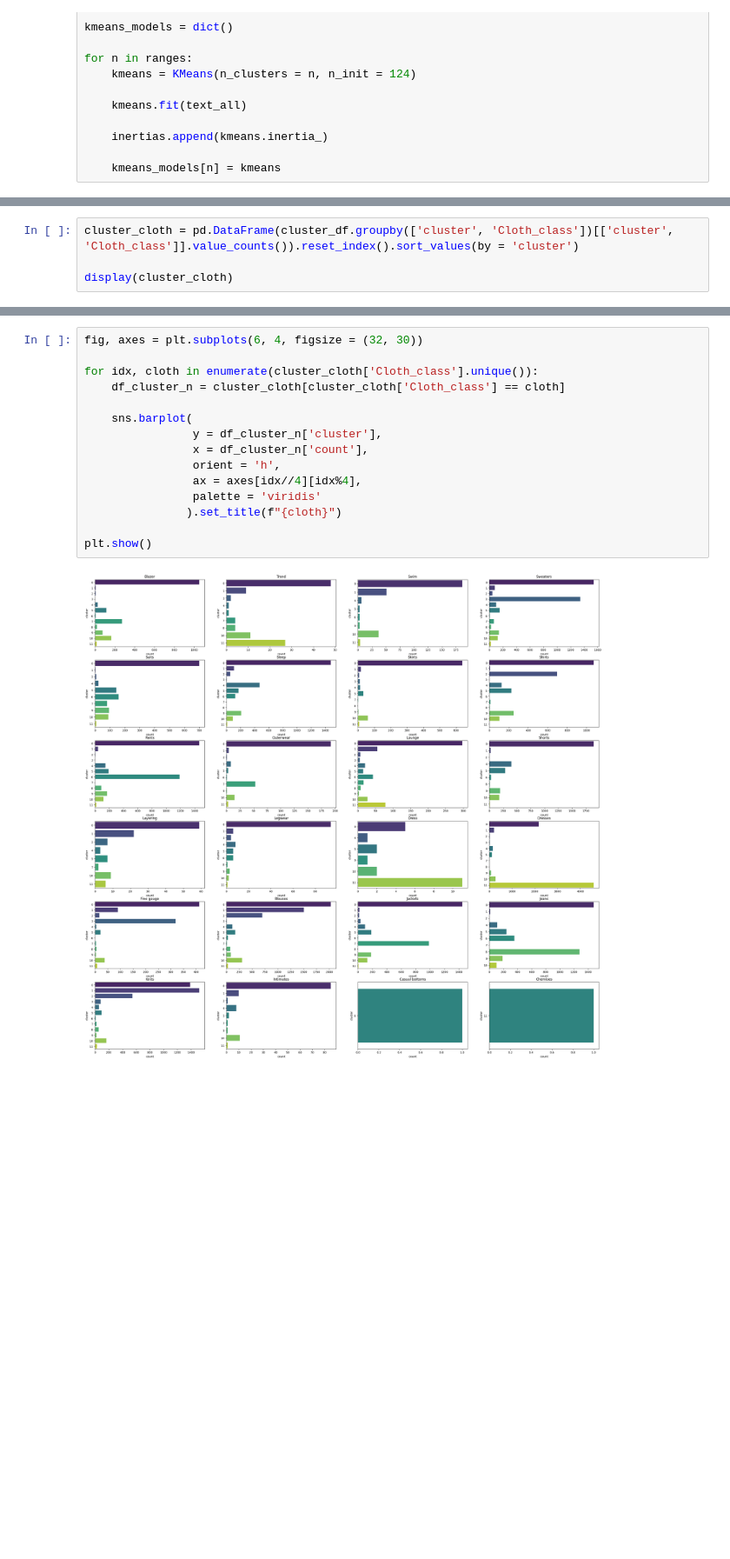
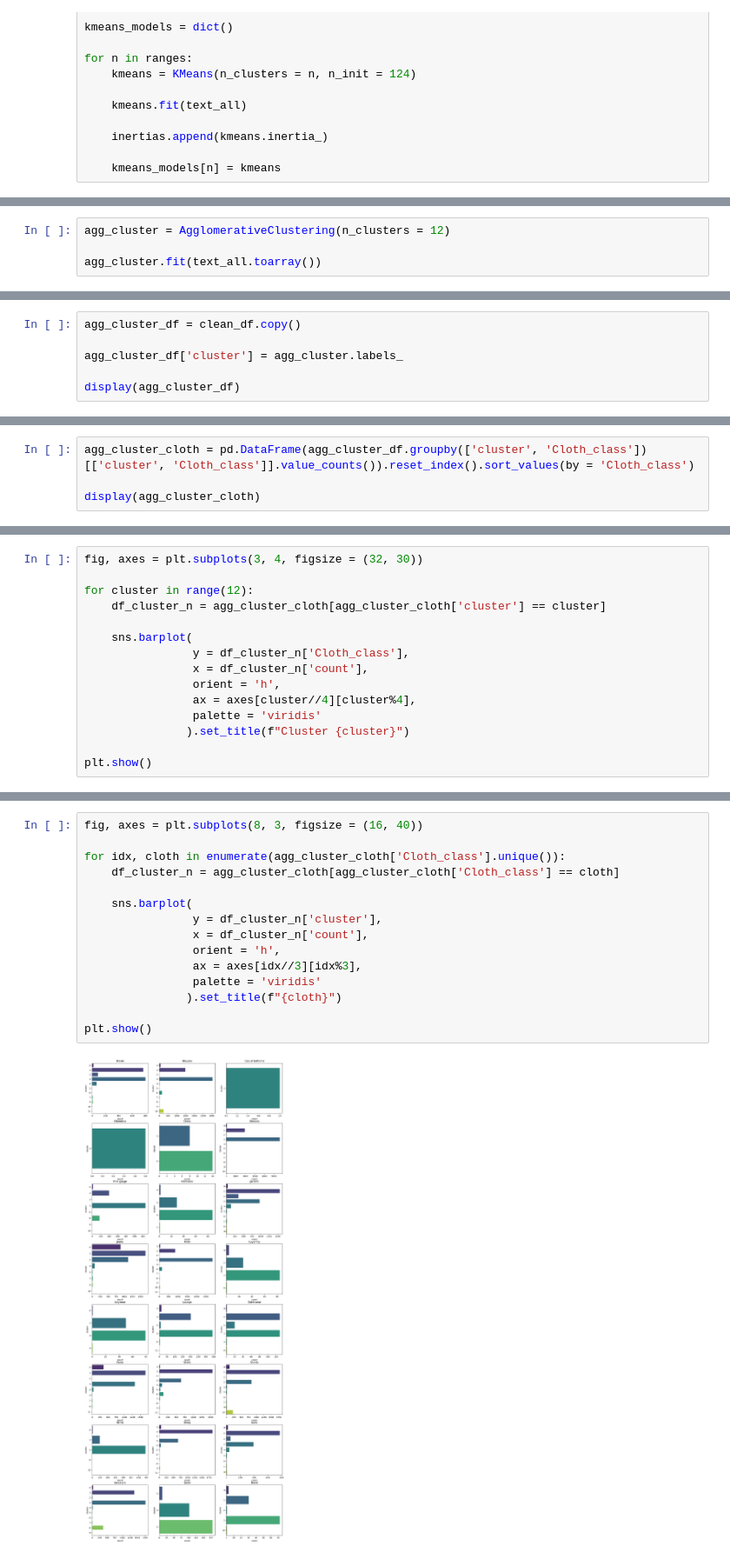
Before and after one commit to lucavribeiro/Inf1038, a Jupyter notebook: inf1038-nlp.ipynb, the cells around one changed output, grey strips where cells are left out. Shown at 87% size. Drawn from its saved outputs; the diff is of its cells as text; blank space fills up the shorter version.

Commit message:
novos clusters

```diff
--- a/inf1038-nlp.ipynb
+++ b/inf1038-nlp.ipynb
@@ -208,0 +215,4 @@ plt.show()
+# %%
+agg_cluster = AgglomerativeClustering(n_clusters = 12)
+
+agg_cluster.fit(text_all.toarray())
@@ -208,0 +221,6 @@ plt.show()
+# %%
+agg_cluster_df = clean_df.copy()
+
+agg_cluster_df['cluster'] = agg_cluster.labels_
+
+display(agg_cluster_df)
@@ -209,6 +249,6 @@ plt.show()
 # %%
-cluster_cloth = pd.DataFrame(cluster_df.groupby(['cluster', 'Cloth_class'])[['cluster', 'Cloth_class']].value_counts()).reset_index().sort_values(by = 'cluster')
+agg_cluster_cloth = pd.DataFrame(agg_cluster_df.groupby(['cluster', 'Cloth_class'])[['cluster', 'Cloth_class']].value_counts()).reset_index().sort_values(by = 'Cloth_class')
 
-display(cluster_cloth)
+display(agg_cluster_cloth)
 # %% [output]
 |  | cluster | Cloth_class | count |
@@ -226,0 +267,15 @@ display(cluster_cloth)
+# %%
+fig, axes = plt.subplots(3, 4, figsize = (32, 30))
+
+for cluster in range(12):
+    df_cluster_n = agg_cluster_cloth[agg_cluster_cloth['cluster'] == cluster]
+
+    sns.barplot(
+                y = df_cluster_n['Cloth_class'],
+                x = df_cluster_n['count'],
+                orient = 'h',
+                ax = axes[cluster//4][cluster%4],
+                palette = 'viridis'
+               ).set_title(f"Cluster {cluster}")
+
+plt.show()
@@ -227,17 +284,17 @@ display(cluster_cloth)
 # %%
-fig, axes = plt.subplots(6, 4, figsize = (32, 30))
+fig, axes = plt.subplots(8, 3, figsize = (16, 40))
 
-for idx, cloth in enumerate(cluster_cloth['Cloth_class'].unique()):
-    df_cluster_n = cluster_cloth[cluster_cloth['Cloth_class'] == cloth]
+for idx, cloth in enumerate(agg_cluster_cloth['Cloth_class'].unique()):
+    df_cluster_n = agg_cluster_cloth[agg_cluster_cloth['Cloth_class'] == cloth]
 
     sns.barplot(
                 y = df_cluster_n['cluster'],
                 x = df_cluster_n['count'],
                 orient = 'h',
-                ax = axes[idx//4][idx%4],
+                ax = axes[idx//3][idx%3],
                 palette = 'viridis'
                ).set_title(f"{cloth}")
 
 plt.show()
 # %% [output]
-[figure, old version]
+[figure, new version]
```
Also changed, not shown: parts of 34 cells of this notebook.
